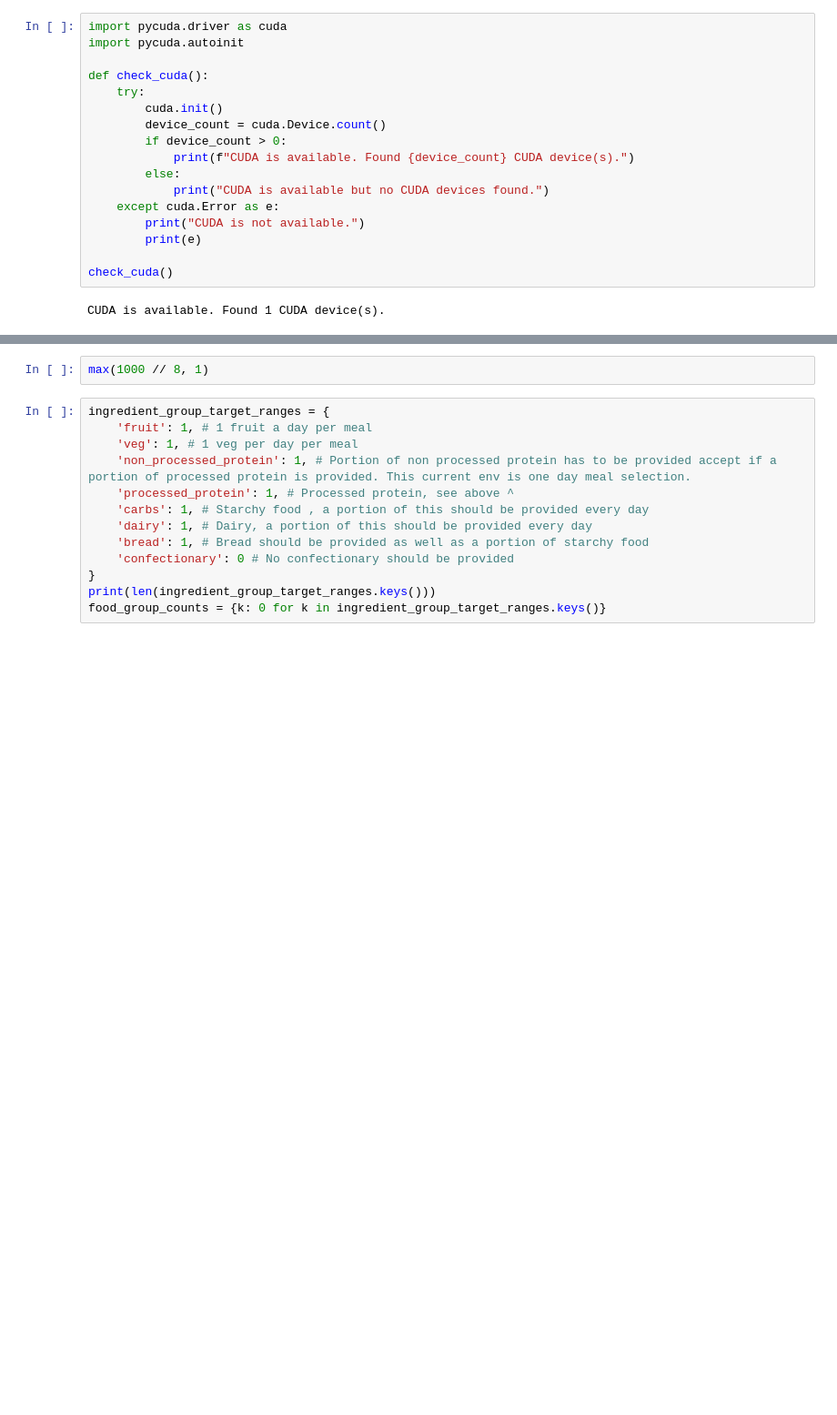
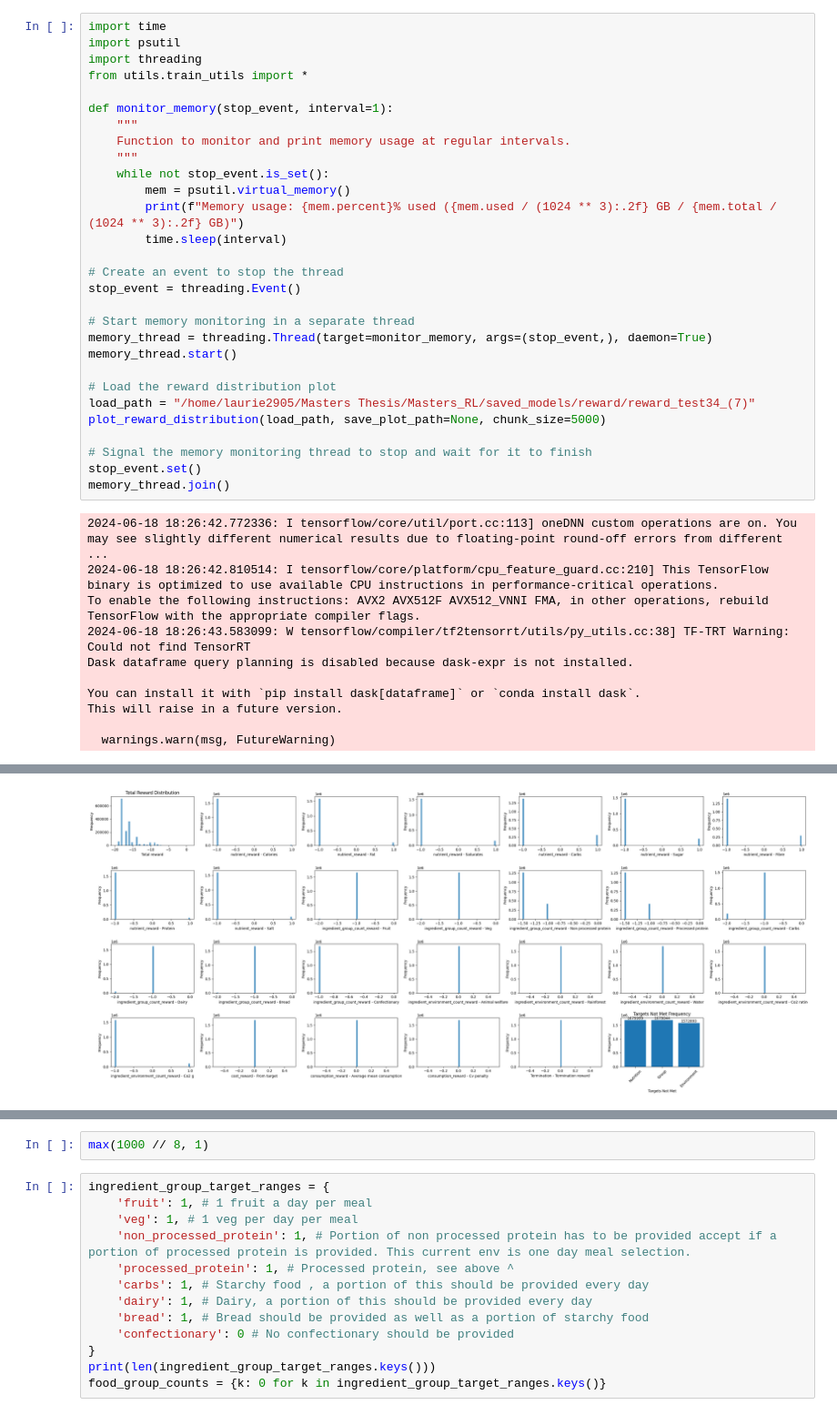
Before and after one commit to Laurie2905-JOHN/Masters_RL, a Jupyter notebook: notebooks/custom_env_testing.ipynb, the cells around one changed output, grey strips where cells are left out. Shown at 91% size. Drawn from its saved outputs; the diff is of its cells as text; blank space fills up the shorter version.

```diff
--- a/notebooks/custom_env_testing.ipynb
+++ b/notebooks/custom_env_testing.ipynb
@@ -1,19 +1,40 @@
-# %%
-import pycuda.driver as cuda
-import pycuda.autoinit
-
-def check_cuda():
-    try:
-        cuda.init()
-        device_count = cuda.Device.count()
-        if device_count > 0:
-            print(f"CUDA is available. Found {device_count} CUDA device(s).")
-        else:
-            print("CUDA is available but no CUDA devices found.")
-    except cuda.Error as e:
-        print("CUDA is not available.")
-        print(e)
-
-check_cuda()
-# %% [output]
-CUDA is available. Found 1 CUDA device(s).
+# %%
+import time
+import psutil
+import threading
+from utils.train_utils import *
+
+def monitor_memory(stop_event, interval=1):
+    """
+    Function to monitor and print memory usage at regular intervals.
+    """
+    while not stop_event.is_set():
+        mem = psutil.virtual_memory()
+        print(f"Memory usage: {mem.percent}% used ({mem.used / (1024 ** 3):.2f} GB / {mem.total / (1024 ** 3):.2f} GB)")
+        time.sleep(interval)
+
+# Create an event to stop the thread
+stop_event = threading.Event()
+
+# Start memory monitoring in a separate thread
+memory_thread = threading.Thread(target=monitor_memory, args=(stop_event,), daemon=True)
+memory_thread.start()
+
+# Load the reward distribution plot
+load_path = "/home/laurie2905/Masters Thesis/Masters_RL/saved_models/reward/reward_test34_(7)"
+plot_reward_distribution(load_path, save_plot_path=None, chunk_size=5000)
+
+# Signal the memory monitoring thread to stop and wait for it to finish
+stop_event.set()
+memory_thread.join()
+# %% [output]
+2024-06-18 18:26:42.772336: I tensorflow/core/util/port.cc:113] oneDNN custom operations are on. You may see slightly different numerical results due to floating-point round-off errors from different  ...
+2024-06-18 18:26:42.810514: I tensorflow/core/platform/cpu_feature_guard.cc:210] This TensorFlow binary is optimized to use available CPU instructions in performance-critical operations.
+To enable the following instructions: AVX2 AVX512F AVX512_VNNI FMA, in other operations, rebuild TensorFlow with the appropriate compiler flags.
+2024-06-18 18:26:43.583099: W tensorflow/compiler/tf2tensorrt/utils/py_utils.cc:38] TF-TRT Warning: Could not find TensorRT
+Dask dataframe query planning is disabled because dask-expr is not installed.
+
+You can install it with `pip install dask[dataframe]` or `conda install dask`.
+This will raise in a future version.
+
+  warnings.warn(msg, FutureWarning)
@@ -19,0 +58 @@ CUDA is available. Found 1 CUDA device(s).
+[figure, added]
```
Also changed, not shown: parts of 12 cells of this notebook, 3 other files.
